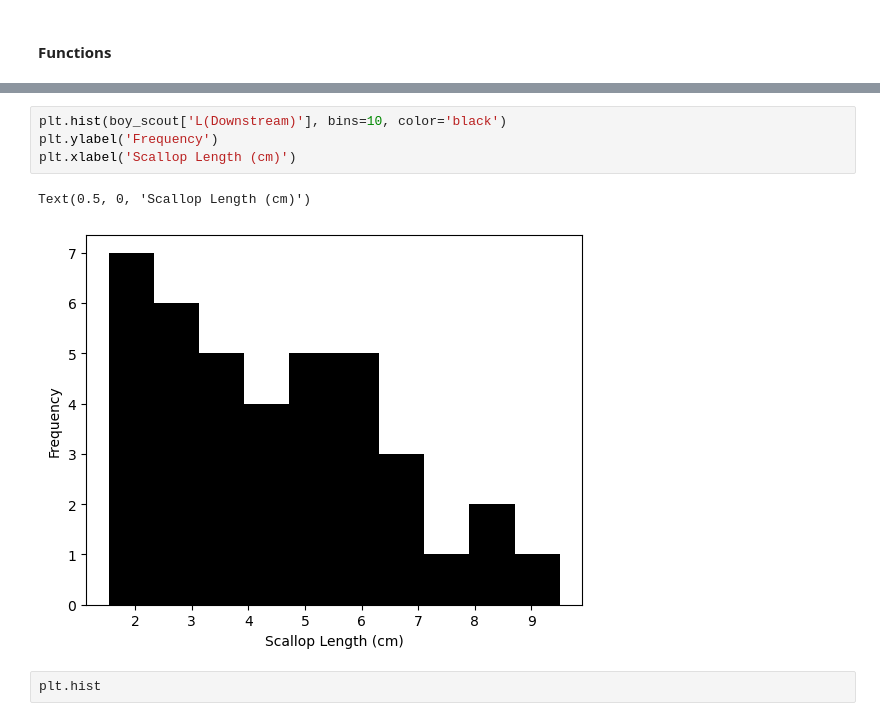
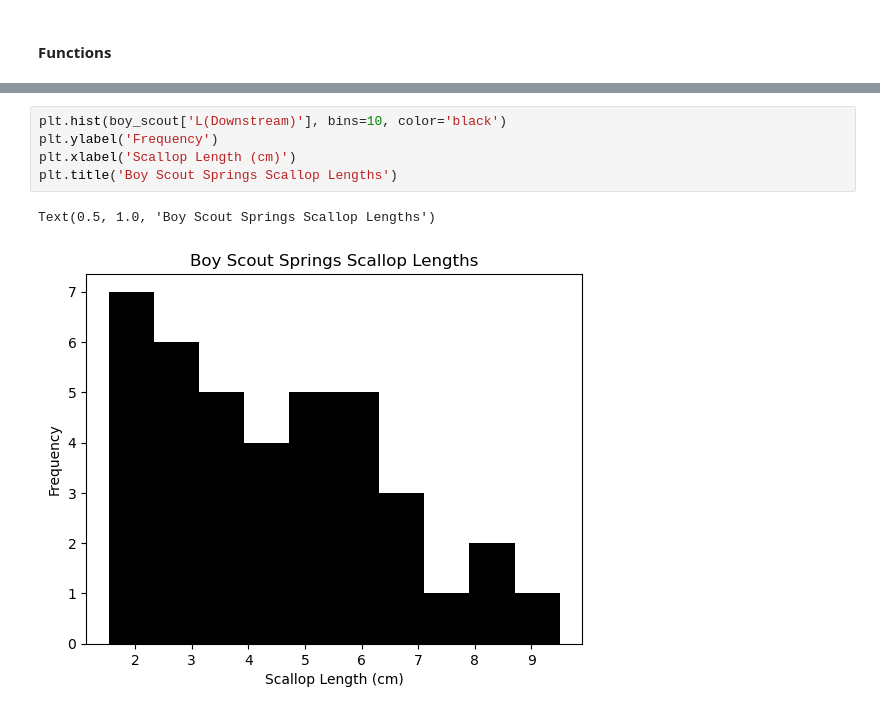
Before and after one commit to ethanoleson/Scallop_code, a Jupyter notebook: scallop_measurements.ipynb, the cells around one changed output, grey strips where cells are left out. Cells and saved outputs as stored; diff of their text form.

Commit message:
plots

```diff
--- a/scallop_measurements.ipynb
+++ b/scallop_measurements.ipynb
@@ -16,9 +35,8 @@ parks_ranch = pd.read_csv('PRC_measurements.csv')
 # %%
 plt.hist(boy_scout['L(Downstream)'], bins=10, color='black')
 plt.ylabel('Frequency')
 plt.xlabel('Scallop Length (cm)')
+plt.title('Boy Scout Springs Scallop Lengths')
 # %% [output]
-Text(0.5, 0, 'Scallop Length (cm)')
+Text(0.5, 1.0, 'Boy Scout Springs Scallop Lengths')
-[figure, old version]
+[figure, new version]
-# %%
-plt.hist
```
Also changed, not shown: parts of 7 cells of this notebook.
